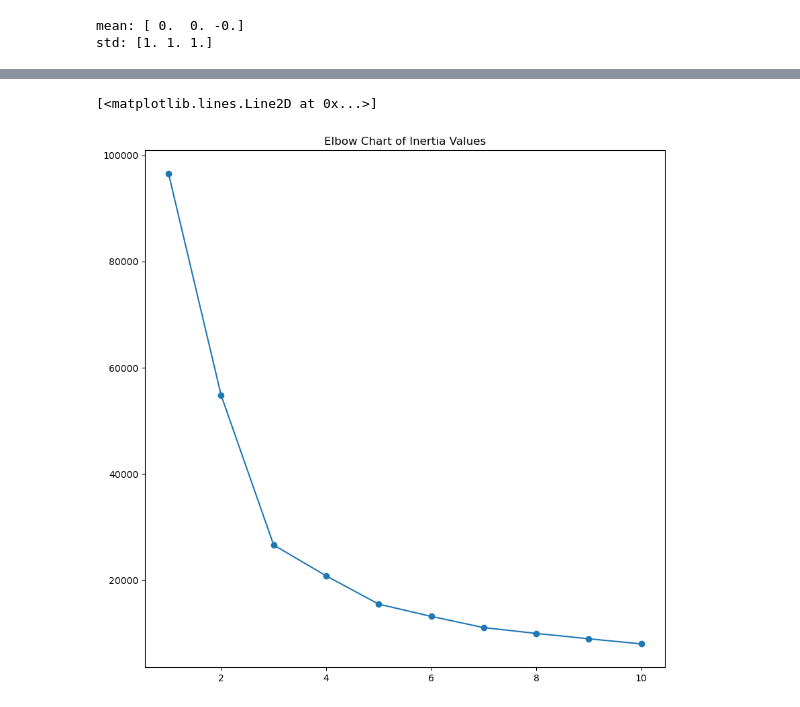
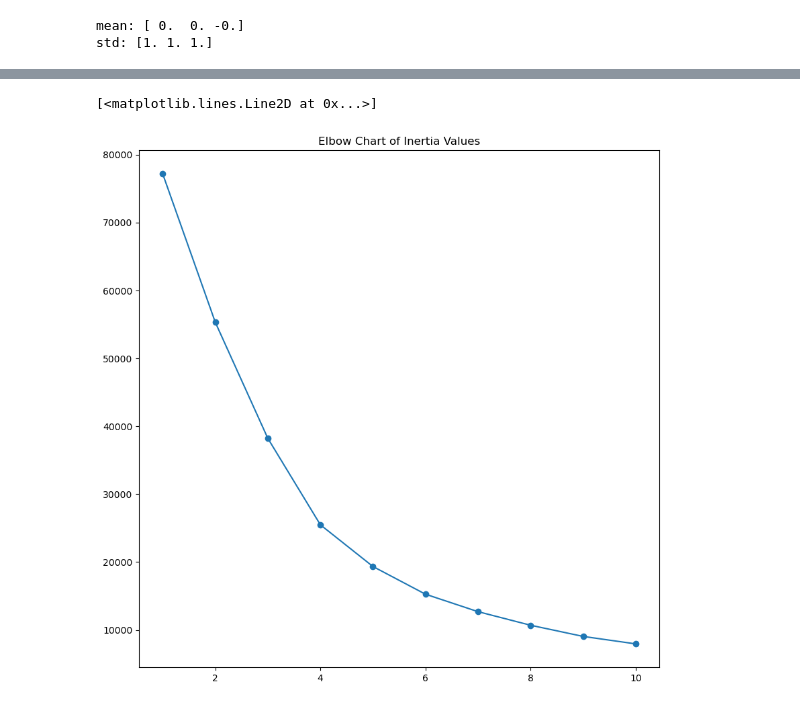
Before and after one commit to PeterBaraka/ml_fieldwork_lab, a Jupyter notebook: seg_clustering.ipynb, the cells around one changed output, grey strips where cells are left out. Drawn from its saved outputs; the diff is of its cells as text; code cells hidden in the pictures.

```diff
--- a/seg_clustering.ipynb
+++ b/seg_clustering.ipynb
@@ -26,0 +26,3 @@ df.head()
+# %%
+# Create a copy dataset with the same index as the original dataset to avoid any issues when merging the datasets
+df_copy = df.copy()
@@ -26,0 +36,8 @@ df.head()
+# %%
+# Drop the columns that are not needed for the clustering analysis
+df_copy = df_copy.drop(['CUSTOMER_ID', 'R', 'F', 'M', 'RFM_Segment',
+       'General_Segment', 'RFM_Score', 'POINTS_SPENT',
+       'loyalty_score', 'LONGEVITY'], axis=1)
+
+# Check the columns that are left in the dataset
+df_copy.columns
@@ -69,9 +91,9 @@ plt.show()
 # %%
 scaler_rfm = StandardScaler()
-scaler_rfm.fit(df[['Recency', 'Frequency', 'Monetary']])
+scaler_rfm.fit(df_copy)
 
 # Standardizing the data
-rfm_standardized = scaler_rfm.transform(df[['Recency', 'Frequency', 'Monetary']])
+rfm_standardized = scaler_rfm.transform(df_copy)
 
 print('mean:', rfm_standardized.mean(axis=0).round(2))
 print('std:', rfm_standardized.std(axis=0).round(2))
@@ -293,27 +103,26 @@ Text(0.5, 1.0, 'PCA Components')
 # %%
-# Application of KMeans
-# Create a list to store the inertia values
+# KMeans Clustering
 inertia = []
 
 # Create a range of K values
 k_values = range(1, 11)
 
 # Loop through the K values
 for k in k_values:
     # Create a KMeans object
-    kmeans = KMeans(n_clusters=k, random_state=0)
+    kmeans = KMeans(n_clusters=k, random_state=1)
     # Fit the KMeans object to the PCA data
-    kmeans.fit(df_pca_2)
+    kmeans.fit(rfm_standardized)
     # Append the inertia value to the list
     inertia.append(kmeans.inertia_)
 
 # Plot the inertia values
 plt.figure(figsize=(10, 10))
 plt.title('Elbow Chart of Inertia Values')
 plt.plot(k_values, inertia, marker='o')
 # %% [output]
 [<matplotlib.lines.Line2D at 0x...>]
-[figure, old version]
+[figure, new version]
 # %%
 # Selection of the optimal number of clusters
 kmeans = KMeans(n_clusters=5, random_state=0)
```
Also changed, not shown: parts of 41 cells of this notebook, 1 other file.
